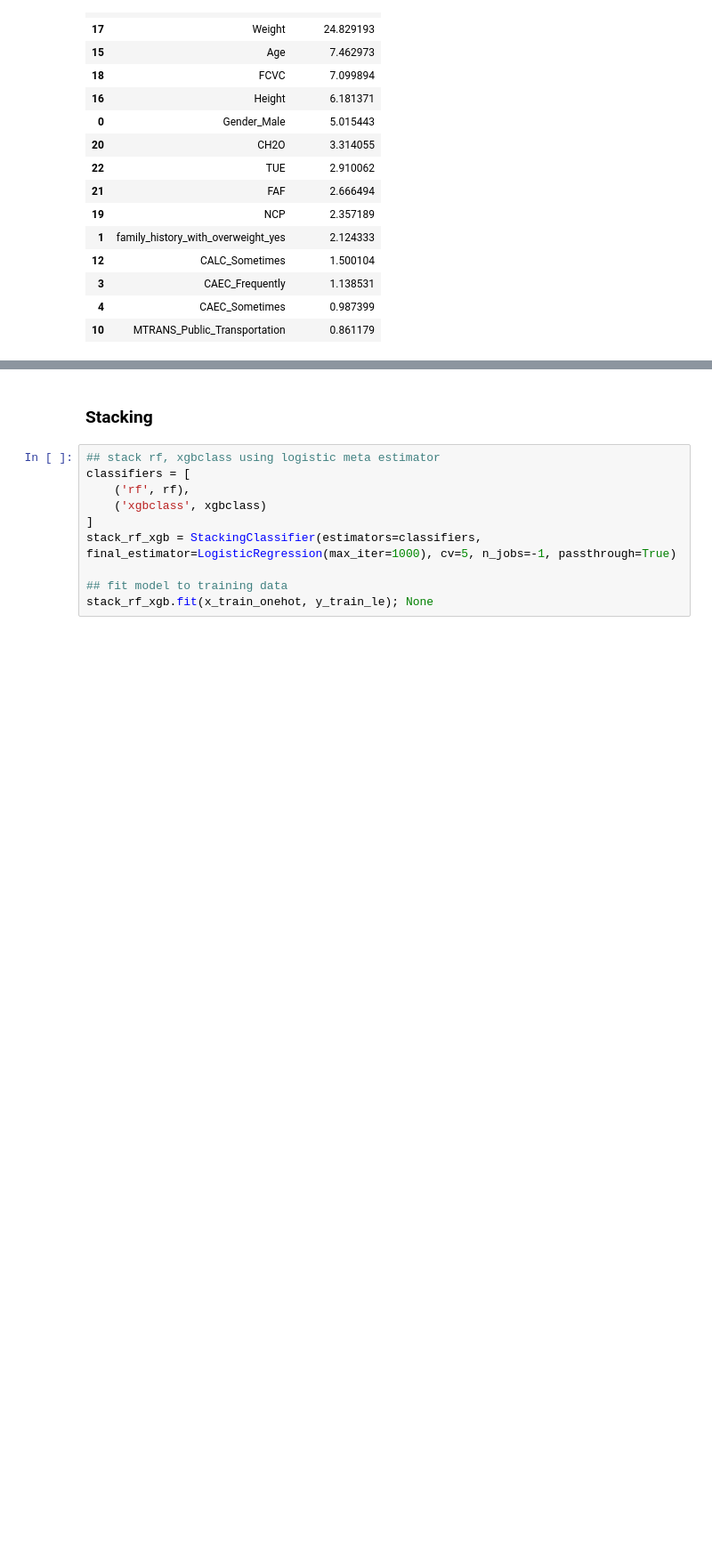
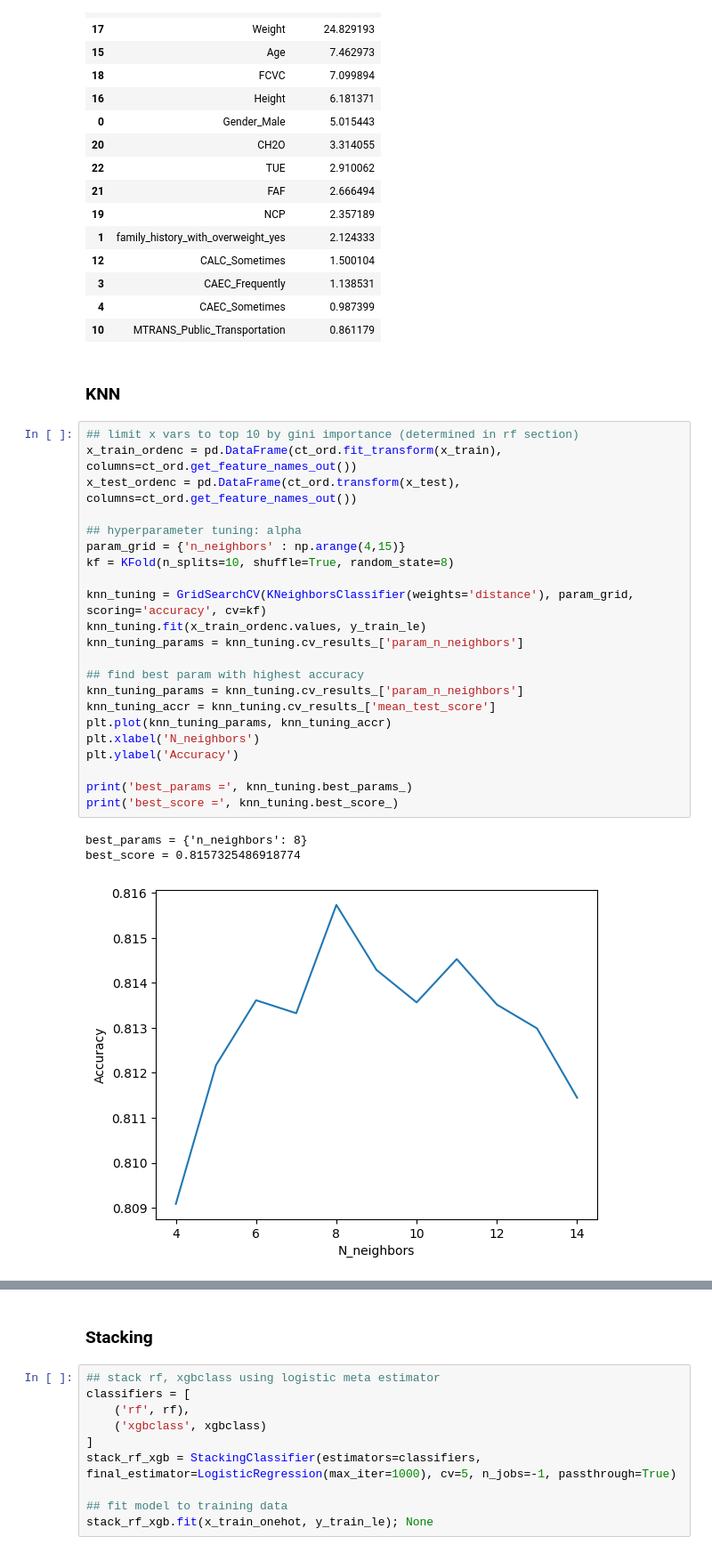
Before and after one commit to stephanie-yz/Kaggle_PG4.02_Obesity, a Jupyter notebook: 03 Modelling.ipynb, the cells around one changed output, grey strips where cells are left out. Shown at 89% size. Drawn from its saved outputs; the diff is of its cells as text; blank space fills up the shorter version.

Commit message:
KNN tuning and fitting, using ordinal encoding

```diff
--- a/03 Modelling.ipynb
+++ b/03 Modelling.ipynb
@@ -181,3 +182,31 @@ rf_ft_imp.sort_values(by='Gini Importance', ascending=False).head(15)
 | 3 | CAEC_Frequently | 1.138531 |
 | 4 | CAEC_Sometimes | 0.987399 |
 | 10 | MTRANS_Public_Transportation | 0.861179 |
+# %% [markdown]
+### KNN
+# %%
+## limit x vars to top 10 by gini importance (determined in rf section)
+x_train_ordenc = pd.DataFrame(ct_ord.fit_transform(x_train), columns=ct_ord.get_feature_names_out())
+x_test_ordenc = pd.DataFrame(ct_ord.transform(x_test), columns=ct_ord.get_feature_names_out())
+
+## hyperparameter tuning: alpha
+param_grid = {'n_neighbors' : np.arange(4,15)}
+kf = KFold(n_splits=10, shuffle=True, random_state=8)
+
+knn_tuning = GridSearchCV(KNeighborsClassifier(weights='distance'), param_grid, scoring='accuracy', cv=kf)
+knn_tuning.fit(x_train_ordenc.values, y_train_le)
+knn_tuning_params = knn_tuning.cv_results_['param_n_neighbors']
+
+## find best param with highest accuracy
+knn_tuning_params = knn_tuning.cv_results_['param_n_neighbors']
+knn_tuning_accr = knn_tuning.cv_results_['mean_test_score']
+plt.plot(knn_tuning_params, knn_tuning_accr)
+plt.xlabel('N_neighbors')
+plt.ylabel('Accuracy')
+
+print('best_params =', knn_tuning.best_params_)
+print('best_score =', knn_tuning.best_score_)
+# %% [output]
+best_params = {'n_neighbors': 8}
+best_score = 0.8157325486918774
+[figure, added]
```
Also changed, not shown: parts of 2 cells of this notebook.
